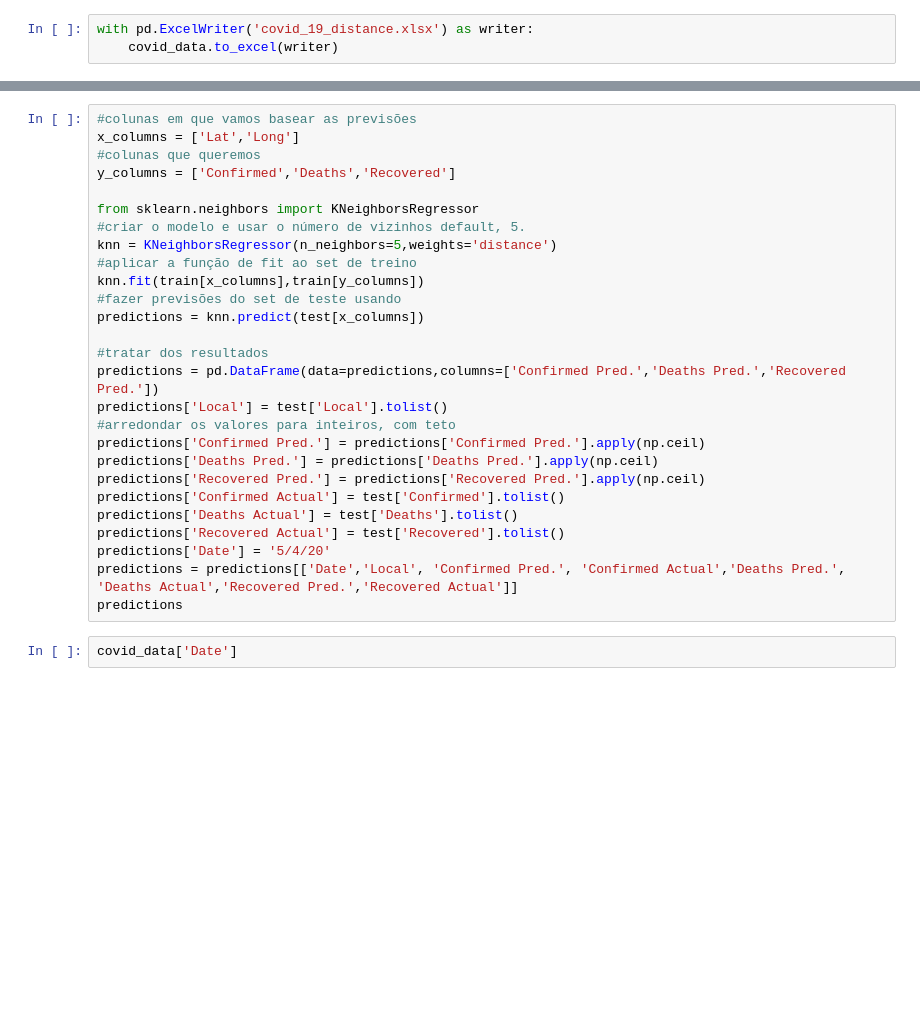
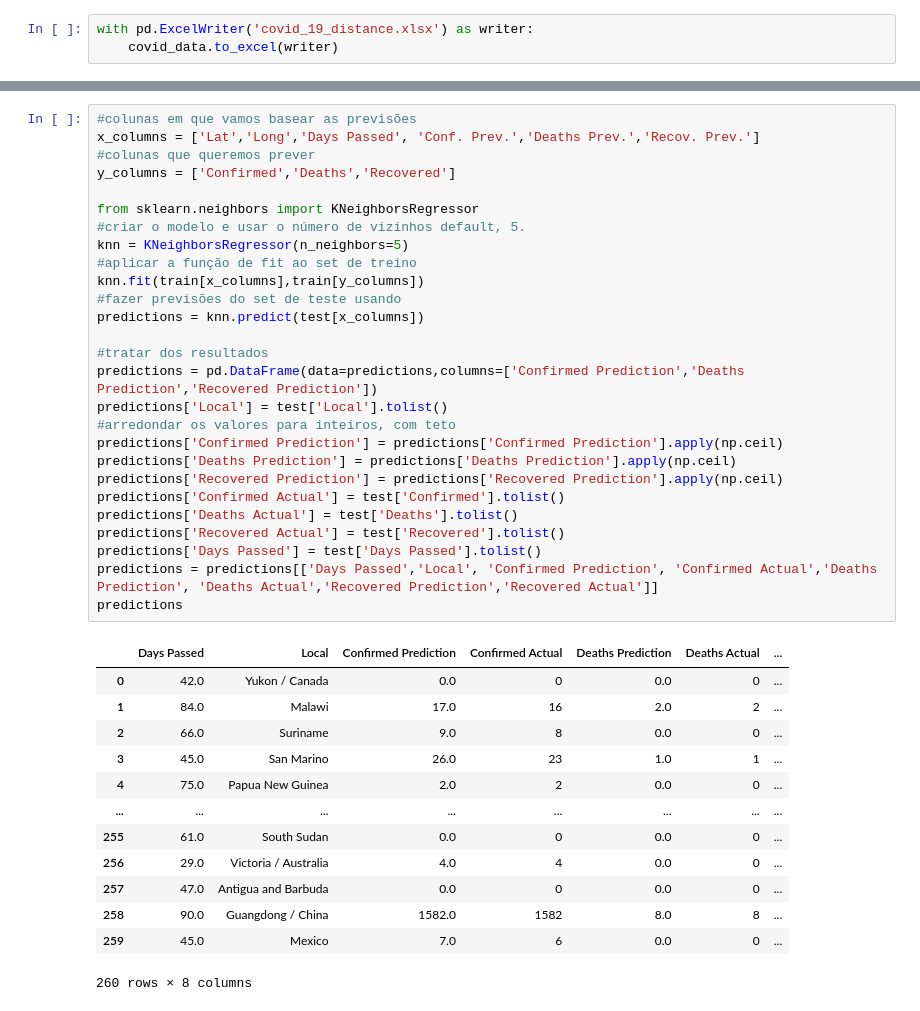
Before and after one commit to JoaoRicardoCardoso/MIEIC_IART_19_PROJ, a Jupyter notebook: PROJ2/Distance.Epi.ipynb, the cells around one changed output, grey strips where cells are left out. Cells and saved outputs as stored; diff of their text form; blank space fills up the shorter version.

```diff
--- a/PROJ2/Distance.Epi.ipynb
+++ b/PROJ2/Distance.Epi.ipynb
@@ -148,29 +195,41 @@ test
 # %%
 #colunas em que vamos basear as previsões
-x_columns = ['Lat','Long']
-#colunas que queremos
+x_columns = ['Lat','Long','Days Passed', 'Conf. Prev.','Deaths Prev.','Recov. Prev.']
+#colunas que queremos prever
 y_columns = ['Confirmed','Deaths','Recovered']
 
 from sklearn.neighbors import KNeighborsRegressor
 #criar o modelo e usar o número de vizinhos default, 5.
-knn = KNeighborsRegressor(n_neighbors=5,weights='distance')
+knn = KNeighborsRegressor(n_neighbors=5)
 #aplicar a função de fit ao set de treino
 knn.fit(train[x_columns],train[y_columns])
 #fazer previsões do set de teste usando
 predictions = knn.predict(test[x_columns])
 
 #tratar dos resultados
-predictions = pd.DataFrame(data=predictions,columns=['Confirmed Pred.','Deaths Pred.','Recovered Pred.'])
+predictions = pd.DataFrame(data=predictions,columns=['Confirmed Prediction','Deaths Prediction','Recovered Prediction'])
 predictions['Local'] = test['Local'].tolist()
 #arredondar os valores para inteiros, com teto
-predictions['Confirmed Pred.'] = predictions['Confirmed Pred.'].apply(np.ceil)
-predictions['Deaths Pred.'] = predictions['Deaths Pred.'].apply(np.ceil)
-predictions['Recovered Pred.'] = predictions['Recovered Pred.'].apply(np.ceil)
+predictions['Confirmed Prediction'] = predictions['Confirmed Prediction'].apply(np.ceil)
+predictions['Deaths Prediction'] = predictions['Deaths Prediction'].apply(np.ceil)
+predictions['Recovered Prediction'] = predictions['Recovered Prediction'].apply(np.ceil)
 predictions['Confirmed Actual'] = test['Confirmed'].tolist()
 predictions['Deaths Actual'] = test['Deaths'].tolist()
 predictions['Recovered Actual'] = test['Recovered'].tolist()
-predictions['Date'] = '5/4/20'
-predictions = predictions[['Date','Local', 'Confirmed Pred.', 'Confirmed Actual','Deaths Pred.', 'Deaths Actual','Recovered Pred.','Recovered Actual']]
+predictions['Days Passed'] = test['Days Passed'].tolist()
+predictions = predictions[['Days Passed','Local', 'Confirmed Prediction', 'Confirmed Actual','Deaths Prediction', 'Deaths Actual','Recovered Prediction','Recovered Actual']]
 predictions
+# %% [output]
+|  | Days Passed | Local | Confirmed Prediction | Confirmed Actual | Deaths Prediction | Deaths Actual | ... |
+| 0 | 42.0 | Yukon / Canada | 0.0 | 0 | 0.0 | 0 | ... |
+| 1 | 84.0 | Malawi | 17.0 | 16 | 2.0 | 2 | ... |
+| 2 | 66.0 | Suriname | 9.0 | 8 | 0.0 | 0 | ... |
+| 3 | 45.0 | San Marino | 26.0 | 23 | 1.0 | 1 | ... |
+| 4 | 75.0 | Papua New Guinea | 2.0 | 2 | 0.0 | 0 | ... |
+| ... | ... | ... | ... | ... | ... | ... | ... |
+| 255 | 61.0 | South Sudan | 0.0 | 0 | 0.0 | 0 | ... |
+| 256 | 29.0 | Victoria / Australia | 4.0 | 4 | 0.0 | 0 | ... |
+| 257 | 47.0 | Antigua and Barbuda | 0.0 | 0 | 0.0 | 0 | ... |
+| 258 | 90.0 | Guangdong / China | 1582.0 | 1582 | 8.0 | 8 | ... |
+| 259 | 45.0 | Mexico | 7.0 | 6 | 0.0 | 0 | ... |
+260 rows × 8 columns
-# %%
-covid_data['Date']
```
Also changed, not shown: parts of 7 cells of this notebook, 1 other file.
